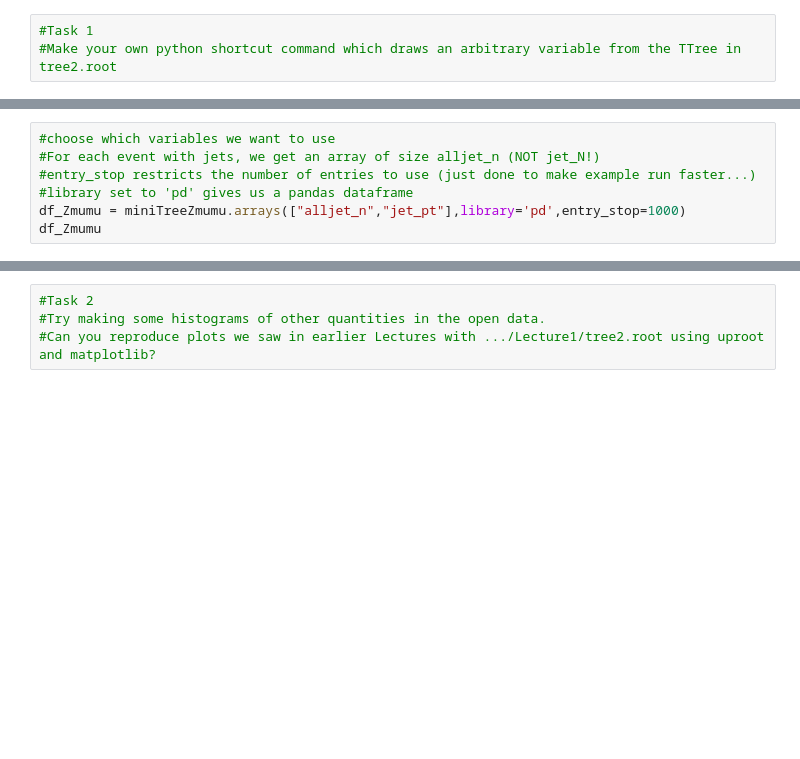
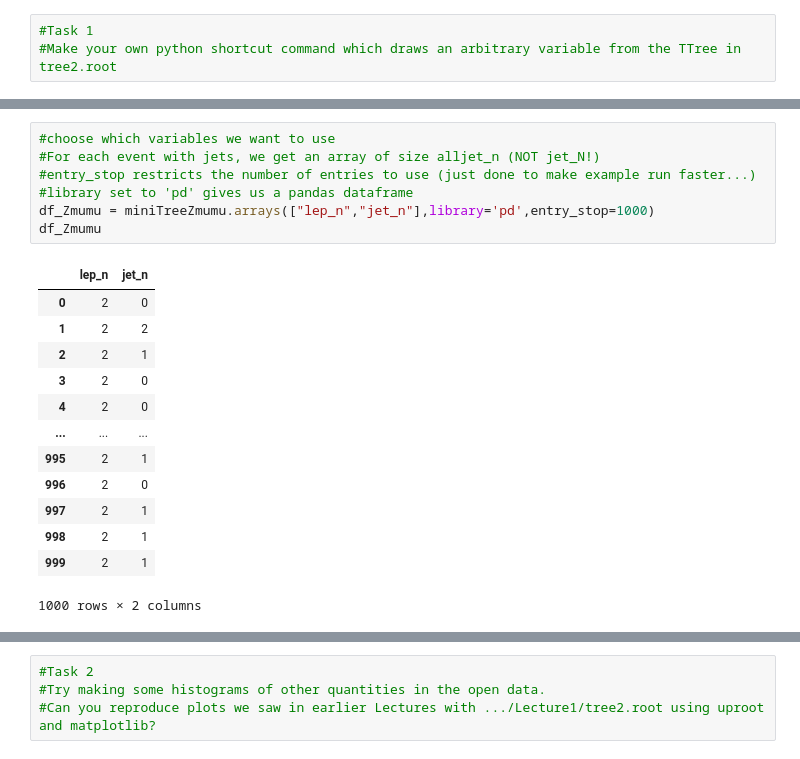
Before and after one commit to shefmarkh/ROOTSheffieldTeachingMaterial2020, a Jupyter notebook: Lecture4/Lecture4.ipynb, the cells around one changed output, grey strips where cells are left out. Drawn from its saved outputs; the diff is of its cells as text; blank space fills up the shorter version.

```diff
--- a/Lecture4/Lecture4.ipynb
+++ b/Lecture4/Lecture4.ipynb
@@ -41,9 +59,23 @@ miniTreeZmumu.keys()
 # %%
 #choose which variables we want to use
 #For each event with jets, we get an array of size alljet_n (NOT jet_N!)
 #entry_stop restricts the number of entries to use (just done to make example run faster...)
 #library set to 'pd' gives us a pandas dataframe
-df_Zmumu = miniTreeZmumu.arrays(["alljet_n","jet_pt"],library='pd',entry_stop=1000)
+df_Zmumu = miniTreeZmumu.arrays(["lep_n","jet_n"],library='pd',entry_stop=1000)
 df_Zmumu
+# %% [output]
+|  | lep_n | jet_n |
+| 0 | 2 | 0 |
+| 1 | 2 | 2 |
+| 2 | 2 | 1 |
+| 3 | 2 | 0 |
+| 4 | 2 | 0 |
+| ... | ... | ... |
+| 995 | 2 | 1 |
+| 996 | 2 | 0 |
+| 997 | 2 | 1 |
+| 998 | 2 | 1 |
+| 999 | 2 | 1 |
+1000 rows × 2 columns
 # %%
 #In my notebook, had to run this cell twice to get the histograms to display...
```
Also changed, not shown: parts of 24 cells of this notebook.
